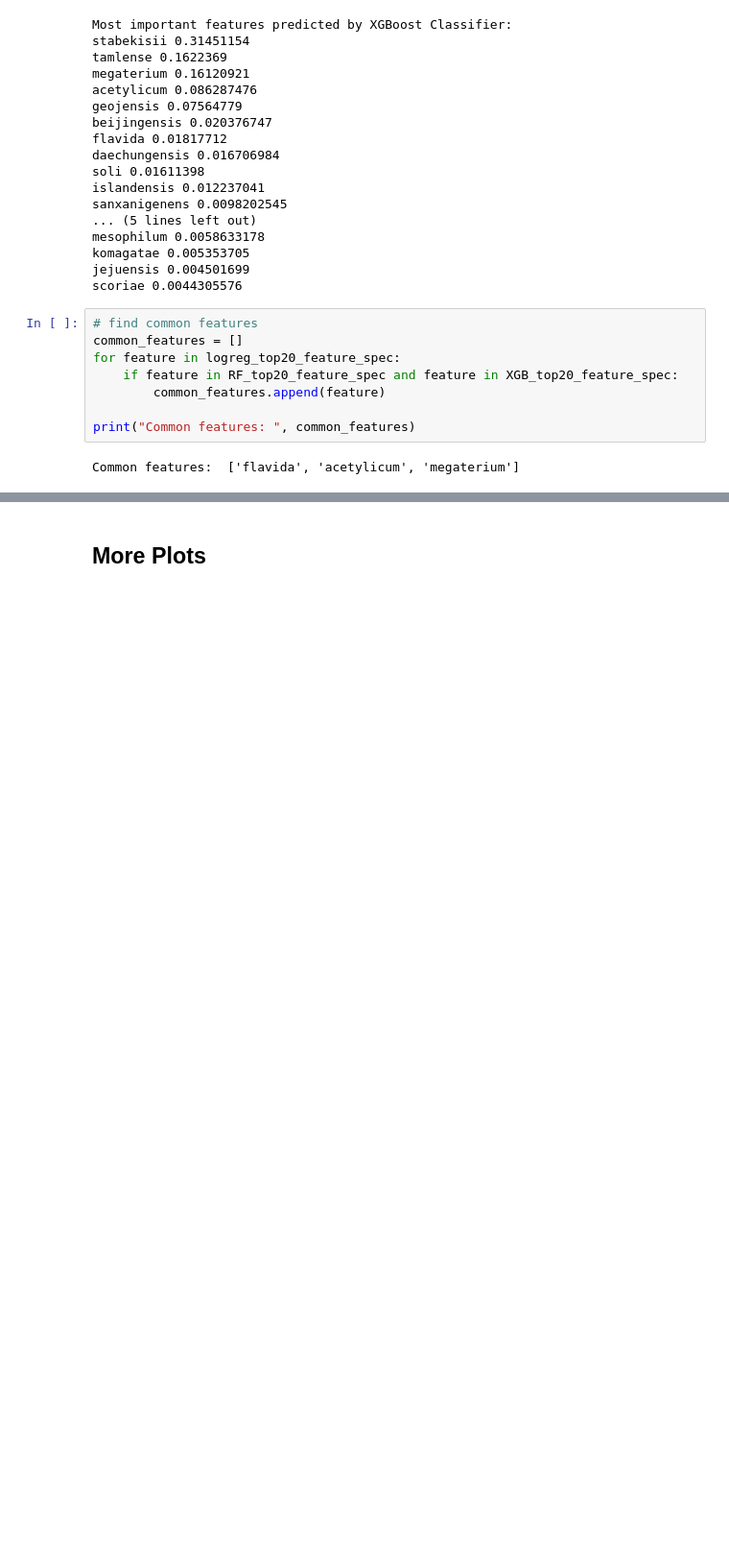
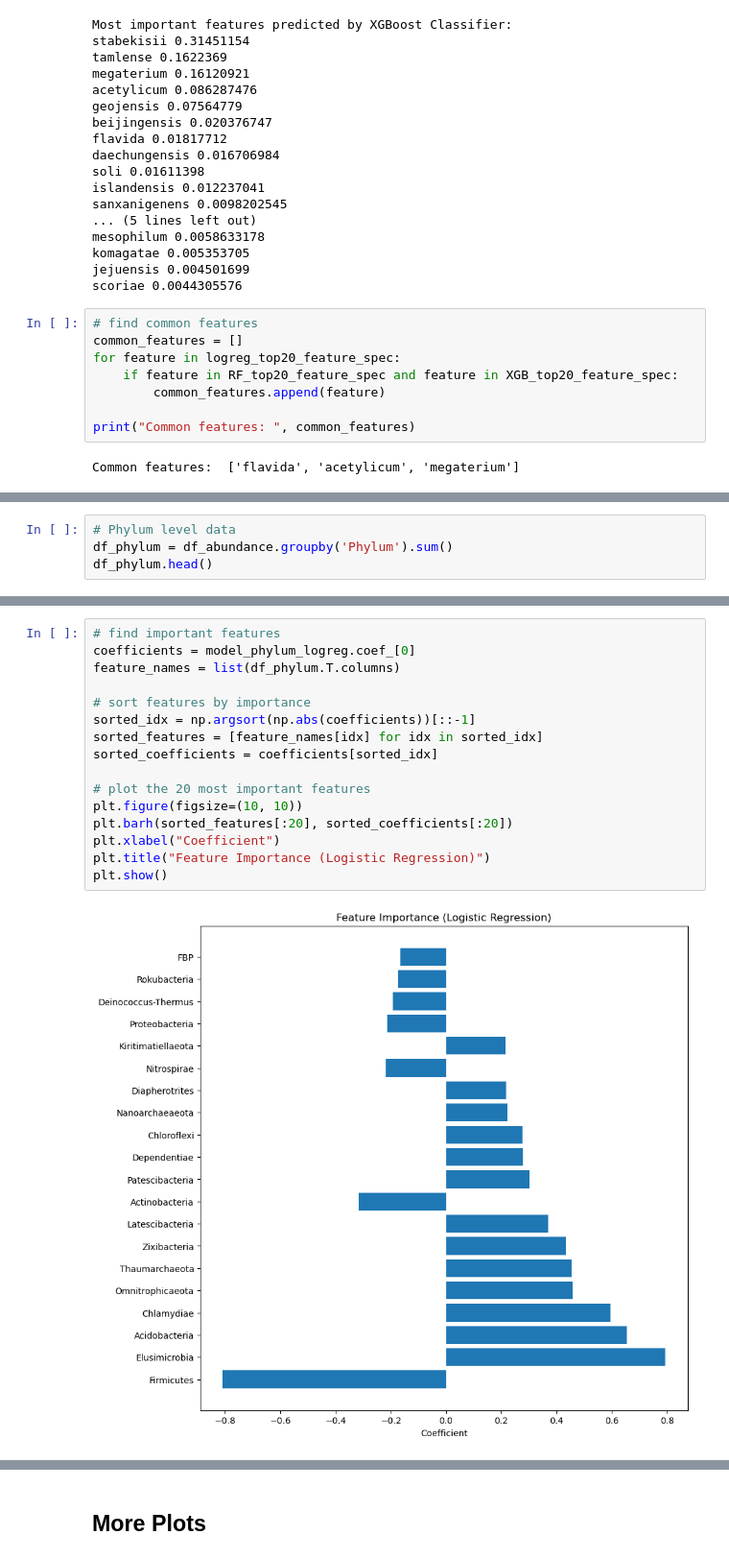
Before and after one commit to tianyi0216/ML_Microbiome, a Jupyter notebook: fumigation_predict.ipynb, the cells around one changed output, grey strips where cells are left out. Shown at 96% size. Saved outputs shown, nothing was run; the diff lists cells and outputs as text; blank space fills up the shorter version.

```diff
--- a/fumigation_predict.ipynb
+++ b/fumigation_predict.ipynb
@@ -789,0 +792,4 @@ Common features:  ['flavida', 'acetylicum', 'megaterium']
+# %%
+# Phylum level data
+df_phylum = df_abundance.groupby('Phylum').sum()
+df_phylum.head()
@@ -789,0 +899,18 @@ Common features:  ['flavida', 'acetylicum', 'megaterium']
+# %%
+# find important features
+coefficients = model_phylum_logreg.coef_[0]
+feature_names = list(df_phylum.T.columns)
+
+# sort features by importance
+sorted_idx = np.argsort(np.abs(coefficients))[::-1]
+sorted_features = [feature_names[idx] for idx in sorted_idx]
+sorted_coefficients = coefficients[sorted_idx]
+
+# plot the 20 most important features
+plt.figure(figsize=(10, 10))
+plt.barh(sorted_features[:20], sorted_coefficients[:20])
+plt.xlabel("Coefficient")
+plt.title("Feature Importance (Logistic Regression)")
+plt.show()
+# %% [output]
+[figure, added]
```
Also changed, not shown: parts of 19 cells of this notebook.
